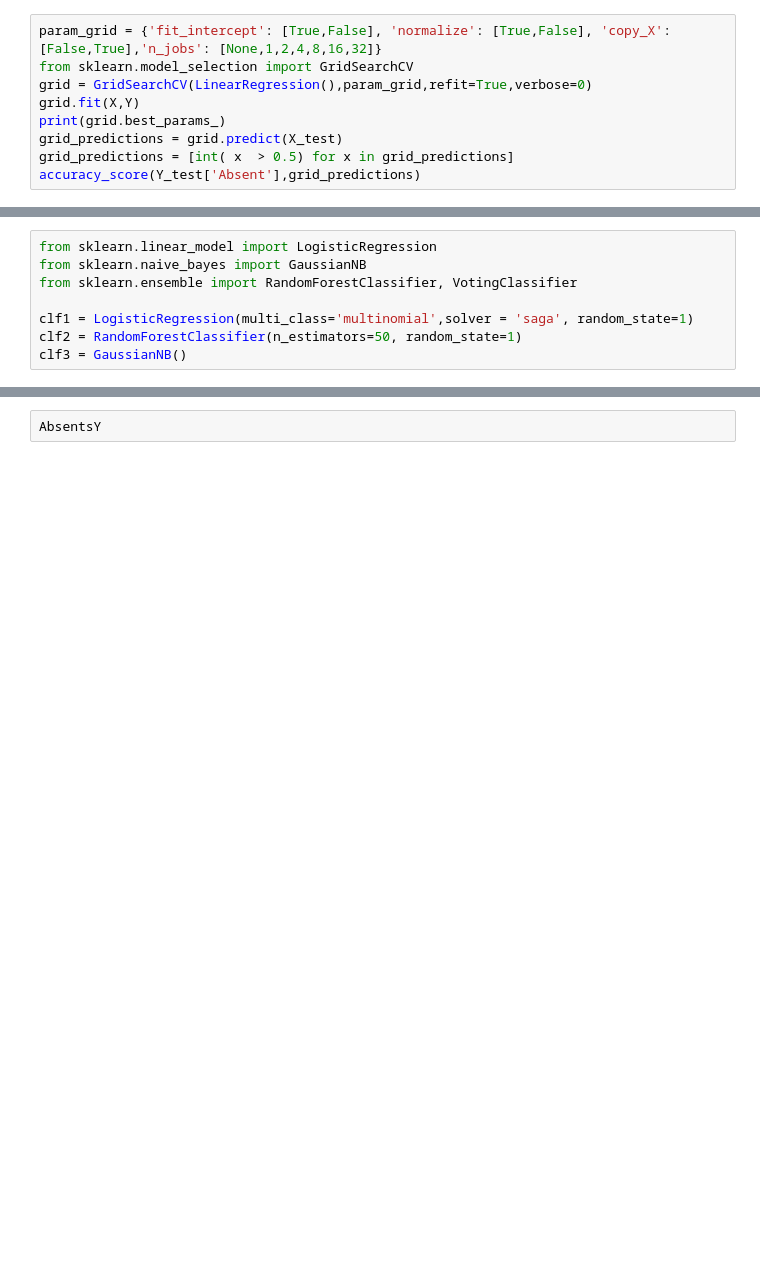
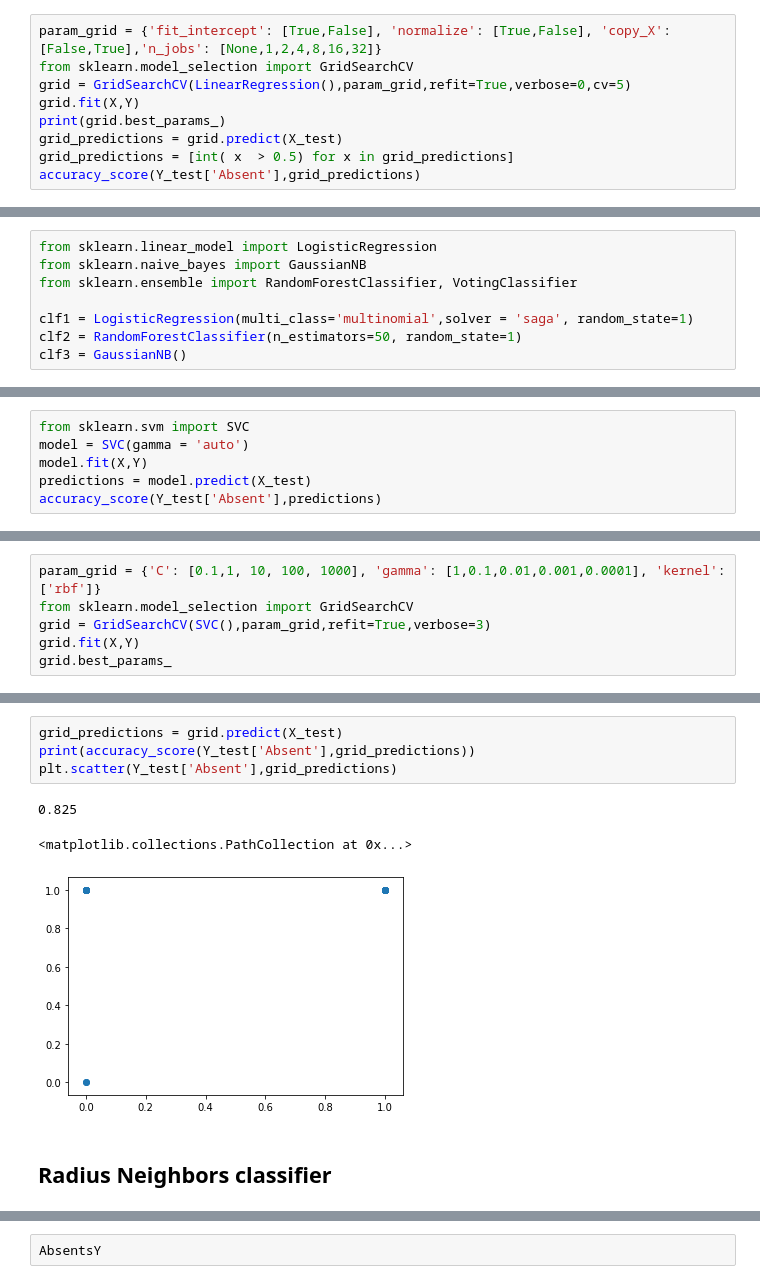
Before and after one commit to Rafaela897/SI19-20, a Jupyter notebook: AEC/trabalho2/Trabalho2.ipynb, the cells around one changed output, grey strips where cells are left out. Cells and saved outputs as stored; diff of their text form; blank space fills up the shorter version.

```diff
--- a/AEC/trabalho2/Trabalho2.ipynb
+++ b/AEC/trabalho2/Trabalho2.ipynb
@@ -350,7 +404,7 @@ accuracy_score(Y_test['Absent'],predictions)
 # %%
 param_grid = {'fit_intercept': [True,False], 'normalize': [True,False], 'copy_X': [False,True],'n_jobs': [None,1,2,4,8,16,32]}
 from sklearn.model_selection import GridSearchCV
-grid = GridSearchCV(LinearRegression(),param_grid,refit=True,verbose=0)
+grid = GridSearchCV(LinearRegression(),param_grid,refit=True,verbose=0,cv=5)
 grid.fit(X,Y)
 print(grid.best_params_)
 grid_predictions = grid.predict(X_test)
@@ -585,0 +757,6 @@ print(len(X))
+# %%
+from sklearn.svm import SVC
+model = SVC(gamma = 'auto')
+model.fit(X,Y)
+predictions = model.predict(X_test)
+accuracy_score(Y_test['Absent'],predictions)
@@ -585,0 +767,6 @@ print(len(X))
+# %%
+param_grid = {'C': [0.1,1, 10, 100, 1000], 'gamma': [1,0.1,0.01,0.001,0.0001], 'kernel': ['rbf']}
+from sklearn.model_selection import GridSearchCV
+grid = GridSearchCV(SVC(),param_grid,refit=True,verbose=3)
+grid.fit(X,Y)
+grid.best_params_
@@ -585,0 +796,10 @@ print(len(X))
+# %%
+grid_predictions = grid.predict(X_test)
+print(accuracy_score(Y_test['Absent'],grid_predictions))
+plt.scatter(Y_test['Absent'],grid_predictions)
+# %% [output]
+0.825
+<matplotlib.collections.PathCollection at 0x...>
+[figure, added]
+# %% [markdown]
+##  Radius Neighbors classifier
```
Also changed, not shown: parts of 44 cells of this notebook, 1 other file.
